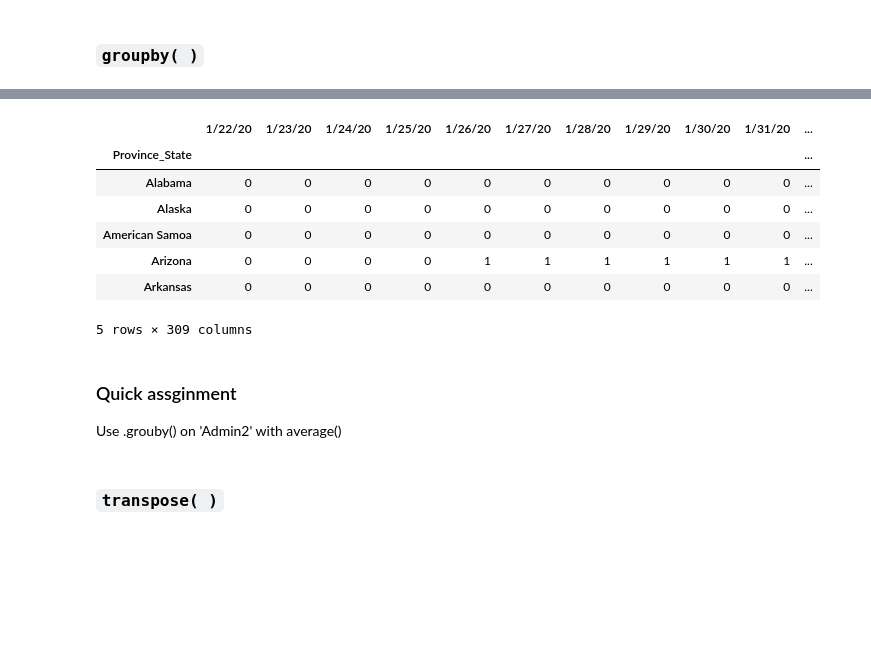
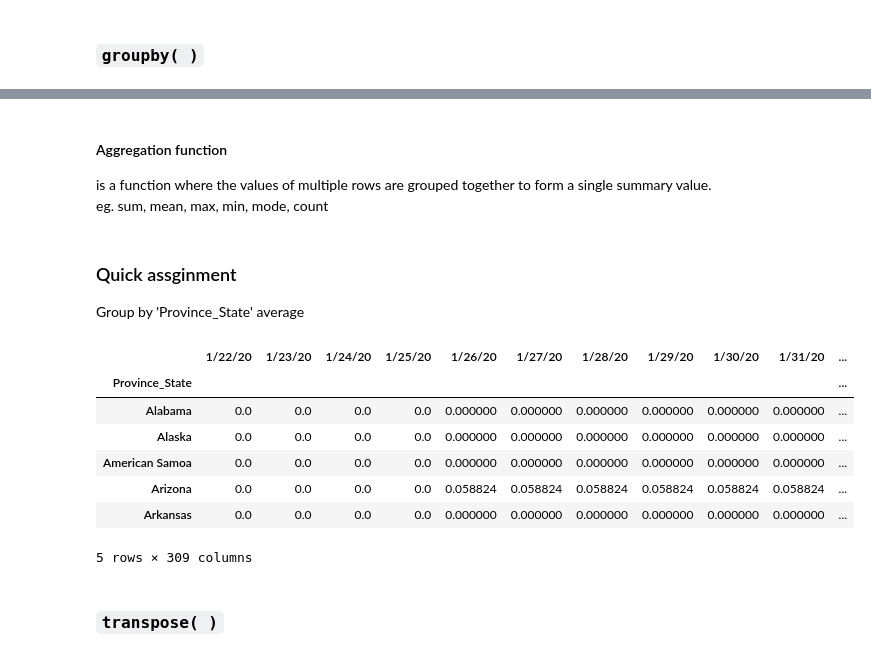
Before and after one commit to julianeberek/moinworld_da_2020-11, a Jupyter notebook: 2.Deep_dive_into_pandas.ipynb, the cells around one changed output, grey strips where cells are left out. Drawn from its saved outputs; the diff is of its cells as text; code cells hidden in the pictures; blank space fills up the shorter version.

```diff
--- a/2.Deep_dive_into_pandas.ipynb
+++ b/2.Deep_dive_into_pandas.ipynb
@@ -568,18 +626,22 @@ df.head()
+# %% [markdown]
+#### Aggregation function
+is a function where the values of multiple rows are grouped together to form a single summary value.
+eg. sum, mean, max, min, mode, count
+# %% [markdown]
+### Quick assginment
+Group by 'Province_State' average
 # %%
-df_province = df.drop(columns=['iso3', 'FIPS', 'Admin2', 'Country_Region', 'Lat','Long_']).groupby(by='Province_State').sum()
-df_province.head()
+df_province_avg = df.drop(columns=['iso3', 'FIPS', 'Admin2', 'Country_Region', 'Lat','Long_']).groupby(by='Province_State').mean()
+df_province_avg.head()
 # %% [output]
 |  | 1/22/20 | 1/23/20 | 1/24/20 | 1/25/20 | 1/26/20 | 1/27/20 | 1/28/20 | 1/29/20 | 1/30/20 | 1/31/20 | ... |
 | Province_State |  |  |  |  |  |  |  |  |  |  | ... |
-| Alabama | 0 | 0 | 0 | 0 | 0 | 0 | 0 | 0 | 0 | 0 | ... |
-| Alaska | 0 | 0 | 0 | 0 | 0 | 0 | 0 | 0 | 0 | 0 | ... |
-| American Samoa | 0 | 0 | 0 | 0 | 0 | 0 | 0 | 0 | 0 | 0 | ... |
-| Arizona | 0 | 0 | 0 | 0 | 1 | 1 | 1 | 1 | 1 | 1 | ... |
-| Arkansas | 0 | 0 | 0 | 0 | 0 | 0 | 0 | 0 | 0 | 0 | ... |
+| Alabama | 0.0 | 0.0 | 0.0 | 0.0 | 0.000000 | 0.000000 | 0.000000 | 0.000000 | 0.000000 | 0.000000 | ... |
+| Alaska | 0.0 | 0.0 | 0.0 | 0.0 | 0.000000 | 0.000000 | 0.000000 | 0.000000 | 0.000000 | 0.000000 | ... |
+| American Samoa | 0.0 | 0.0 | 0.0 | 0.0 | 0.000000 | 0.000000 | 0.000000 | 0.000000 | 0.000000 | 0.000000 | ... |
+| Arizona | 0.0 | 0.0 | 0.0 | 0.0 | 0.058824 | 0.058824 | 0.058824 | 0.058824 | 0.058824 | 0.058824 | ... |
+| Arkansas | 0.0 | 0.0 | 0.0 | 0.0 | 0.000000 | 0.000000 | 0.000000 | 0.000000 | 0.000000 | 0.000000 | ... |
 5 rows × 309 columns
-# %% [markdown]
-### Quick assginment
-Use .grouby() on 'Admin2' with average()
 # %% [markdown]
 ### `transpose( )`
 # %%
```
Also changed, not shown: parts of 22 cells of this notebook.
